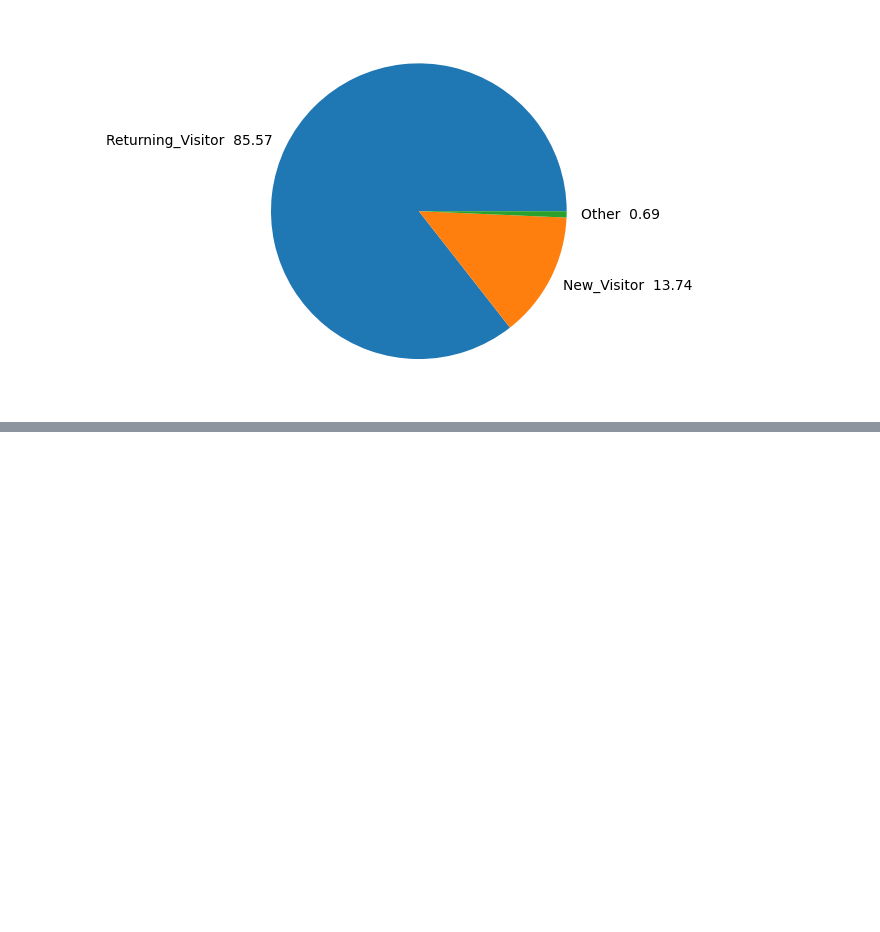
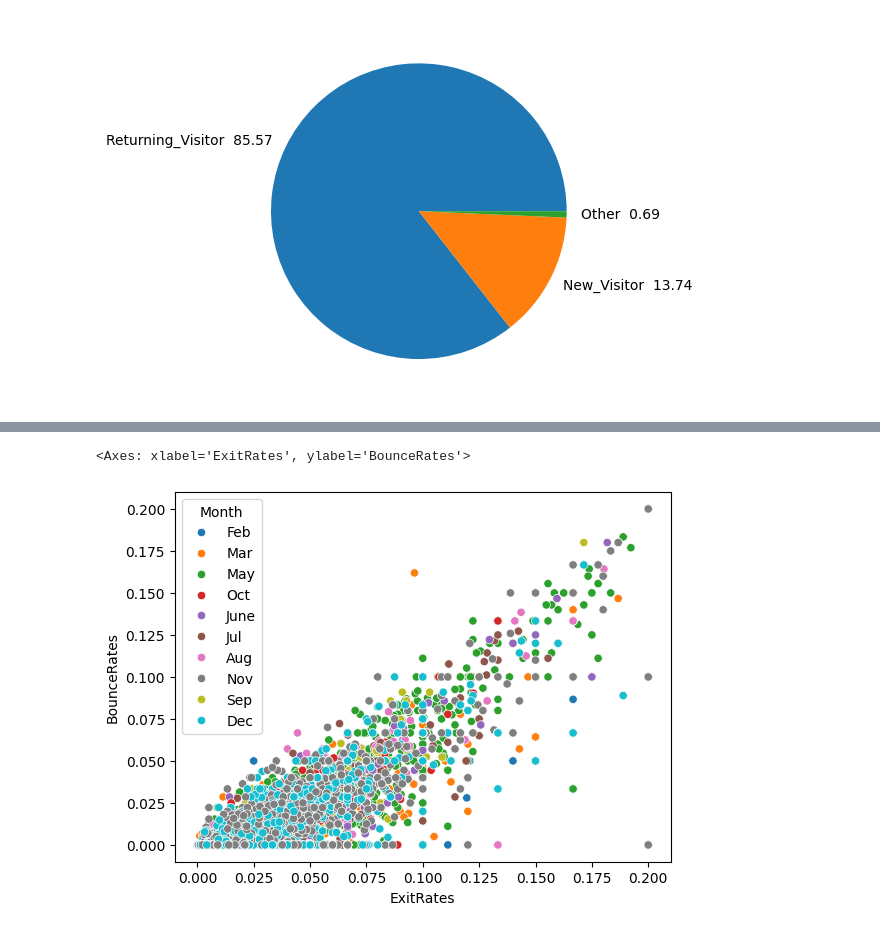
Before and after one commit to Mayank-MSJ-Singh/Online-Shoppers-Purchasing-Intention-Dataset, a Jupyter notebook: main.ipynb, the cells around one changed output, grey strips where cells are left out. Saved outputs shown, nothing was run; the diff lists cells and outputs as text; code cells hidden in the pictures; blank space fills up the shorter version.

```diff
--- a/main.ipynb
+++ b/main.ipynb
@@ -152,0 +205,5 @@ Axes(0.547727,0.11;0.352273x0.0939024)
+# %%
+sns.scatterplot(x = "ExitRates", y = "BounceRates", data=df, hue="Month")
+# %% [output]
+<Axes: xlabel='ExitRates', ylabel='BounceRates'>
+[figure, added]
```
Also changed, not shown: parts of 19 cells of this notebook.
